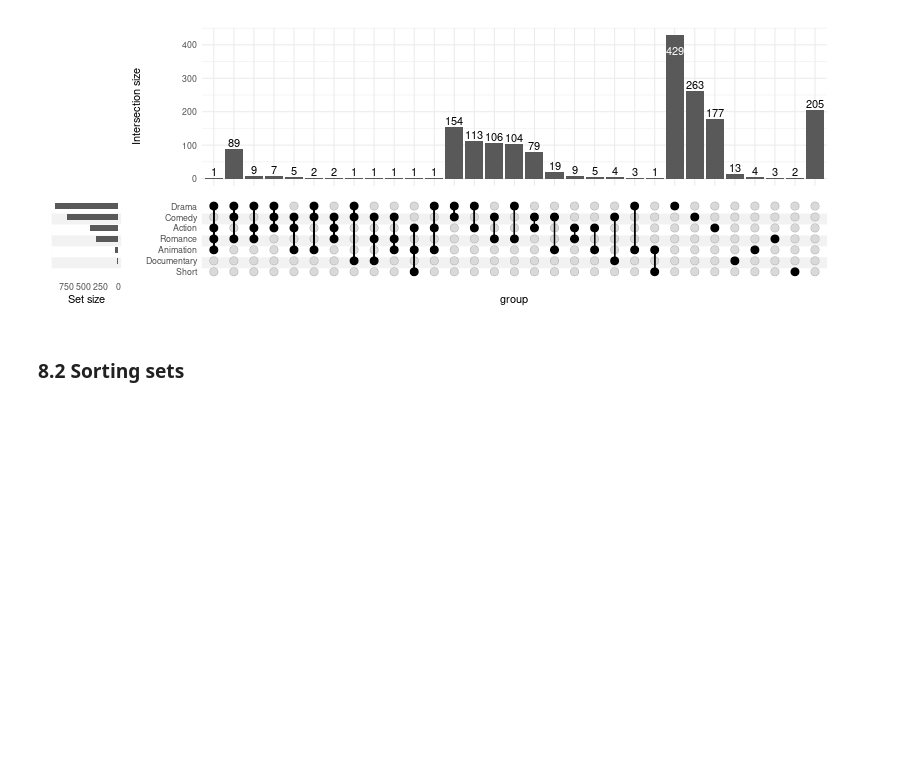
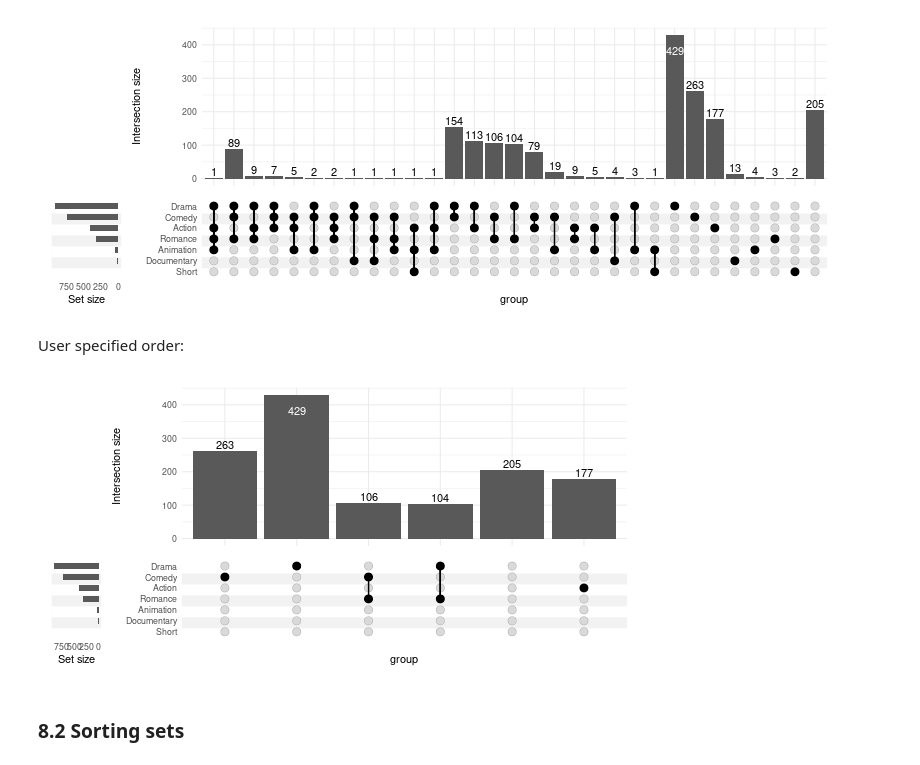
Before and after one commit to krassowski/complex-upset, a Jupyter notebook: vignettes/Examples.ipynb, the cells around one changed output. Drawn from its saved outputs; the diff is of its cells as text; code cells hidden in the pictures; blank space fills up the shorter version.

Commit message:
Allow to select specific intersections (and preserve order)

```diff
--- a/vignettes/Examples.ipynb
+++ b/vignettes/Examples.ipynb
@@ -1069,6 +1069,26 @@ First by degree then by cardinality:
 upset(movies, genres, width_ratio=0.1, sort_intersections_by=c('degree', 'cardinality'))
 # %% [output]
 [figure]
+# %% [markdown]
+User specified order:
+# %%
+%%R -w 600 -h 300
+upset(
+    movies,
+    genres,
+    width_ratio=0.1,
+    sort_intersections=FALSE,
+    intersections=list(
+        'Comedy',
+        'Drama',
+        c('Comedy', 'Romance'),
+        c('Drama', 'Romance'),
+        'Outside of known sets',
+        'Action'
+    )
+)
+# %% [output]
+[figure, added]
 # %% [markdown]
 ### 8.2 Sorting sets
 # %% [markdown]
```
Also changed, not shown: parts of 2 cells of this notebook, 6 other files.
